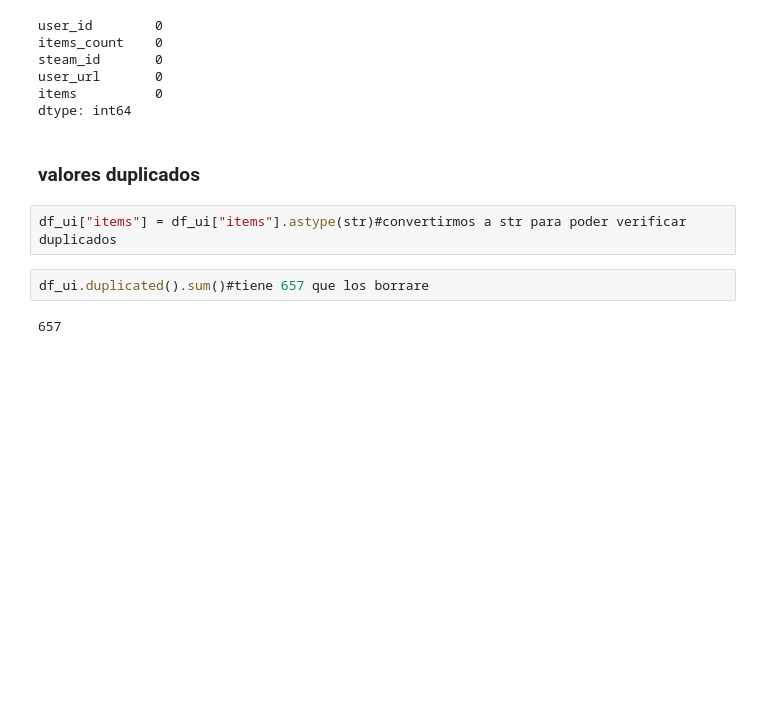
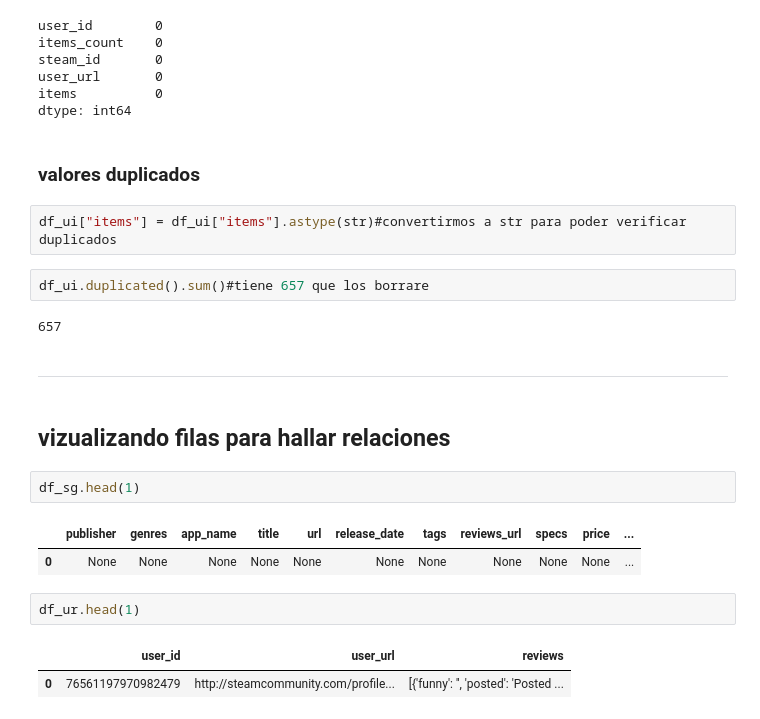
Before and after one commit to tDelbarco/PI_ML_OPS, a Jupyter notebook: ETL_&_EDA/EDA_1.ipynb, the cells around one changed output. Cells and saved outputs as stored; diff of their text form; blank space fills up the shorter version.

```diff
--- a/ETL_&_EDA/EDA_1.ipynb
+++ b/ETL_&_EDA/EDA_1.ipynb
@@ -235,3 +240,17 @@ df_ui["items"] = df_ui["items"].astype(str)#convertirmos a str para poder verifi
 df_ui.duplicated().sum()#tiene 657 que los borrare
 # %% [output]
 657
+# %% [markdown]
+<hr>
+# %% [markdown]
+## vizualizando filas para hallar relaciones
+# %%
+df_sg.head(1)
+# %% [output]
+|  | publisher | genres | app_name | title | url | release_date | tags | reviews_url | specs | price | ... |
+| 0 | None | None | None | None | None | None | None | None | None | None | ... |
+# %%
+df_ur.head(1)
+# %% [output]
+|  | user_id | user_url | reviews |
+| 0 | 76561197970982479 | http://steamcommunity.com/profile... | [{'funny': '', 'posted': 'Posted ... |
```
Also changed, not shown: parts of 24 cells of this notebook, 4 other files.
